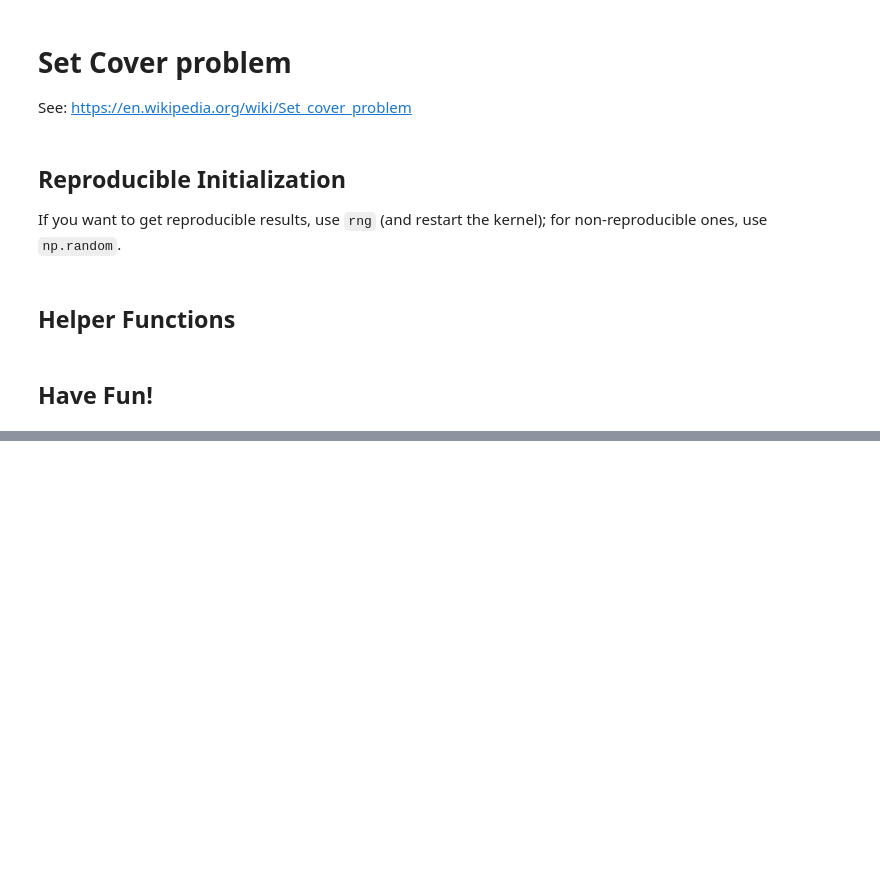
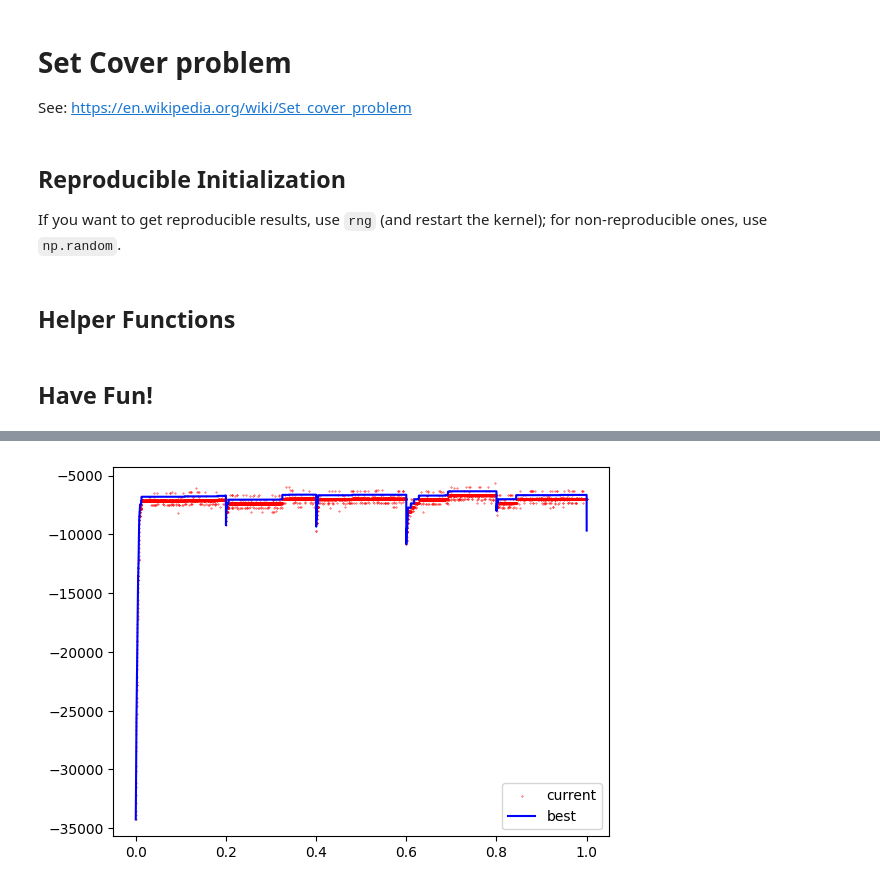
Before and after one commit to FabioGigante00/CI2024_lab1, a Jupyter notebook: set-cover.ipynb, the cells around one changed output, grey strips where cells are left out. Saved outputs shown, nothing was run; the diff lists cells and outputs as text; code cells hidden in the pictures; blank space fills up the shorter version.

```diff
--- a/set-cover.ipynb
+++ b/set-cover.ipynb
@@ -105,0 +254,79 @@ ic| fitness(solution): (np.True_, np.float64(-6689.330630597301))
+# %%
+
+
+#How many steps to wait for a new starting position
+# with NSTEPS is just a steepest step = 5
+MAX_ITERATIONS = 5
+CHANGE_STEPS = NSTEPS/MAX_ITERATIONS
+
+CHANGE_COST = (np.average(COSTS)/UNIVERSE_SIZE)
+
+#Vector of all true
+solution = rng.random(NUM_SETS) < 1
+solution_fitness = fitness(solution)
+ic(solution_fitness)
+full_history = [(-cost(solution), 1)]
+bettering_history = [(-cost(solution), 1)]
+
+#Iterated Local search
+tweak = multi_tweak_no_mask
+change_quantity = []
+change_steps = 0
+top_solution = []
+
+
+for steps in tqdm(range(NSTEPS)):
+    #compute ten new solutions and take the best one
+
+    new_solution = [tweak(solution) for _ in range(3)]
+    new_solution = sorted(new_solution, key=lambda x: fitness(x), reverse=True)[0]
+    full_history.append((-cost(new_solution), 1))
+    #if new solution is better than last one take it
+    if fitness(new_solution) > fitness(solution):
+        solution = new_solution
+        change_quantity.append(-cost(new_solution) + cost(solution))
+    else:
+        change_quantity.append(0)
+    change_steps += 1
+
+
+    # If in the last 100 steps the improvement was less than average cost of sets
+    #  get a new starting position, else remove the first cost of the vector
+    #  and shift the rest of the vector to the left
+
+    if change_steps == CHANGE_STEPS:
+        if sum(change_quantity) < CHANGE_COST:
+            top_solution.append(solution)
+            solution = new_starting_position(solution)
+
+            change_quantity = []
+            change_steps = 0
+        else:
+            change_quantity.pop(0)
+            change_steps -= 1
+
+    bettering_history.append((-cost(solution), 1))
+
+top_solution.append(solution)
+#sort top solutions for fitness
+top_solution = sorted(top_solution, key=lambda x: fitness(x), reverse=True)
+sol_n = 1
+for sol in top_solution:
+    ic("Approximated Local Minima", sol_n, fitness(sol))
+    sol_n += 1
+
+#save plot
+file_name = 'top_solution_' + str(UNIVERSE_SIZE) + '_' + str(NUM_SETS) + '_' + str(DENSITY) + '3.png'
+
+linspace = np.linspace(0, 1, len(full_history))  # Adjust linspace length
+#plot all points
+plt.scatter(linspace, [x[0] for x in full_history], color='red', s=0.1)
+linspace = np.linspace(0, 1, len(bettering_history))  # Adjust linspace length
+plt.plot(linspace, [x[0] for x in bettering_history], color='blue')
+#build legend
+plt.legend(['current', 'best'])
+#save top solution as a png
+file_name = 'Iterated_Local_Search_' + str(UNIVERSE_SIZE) + '_' + str(NUM_SETS) + '_' + str(DENSITY) + '_' + str(NSTEPS) + '.png'
+plt.savefig(file_name)
+plt.show()
+# %% [output]
@@ -105,0 +352 @@ ic| fitness(solution): (np.True_, np.float64(-6689.330630597301))
+[figure, added]
```
Also changed, not shown: parts of 16 cells of this notebook, 11 other files.
